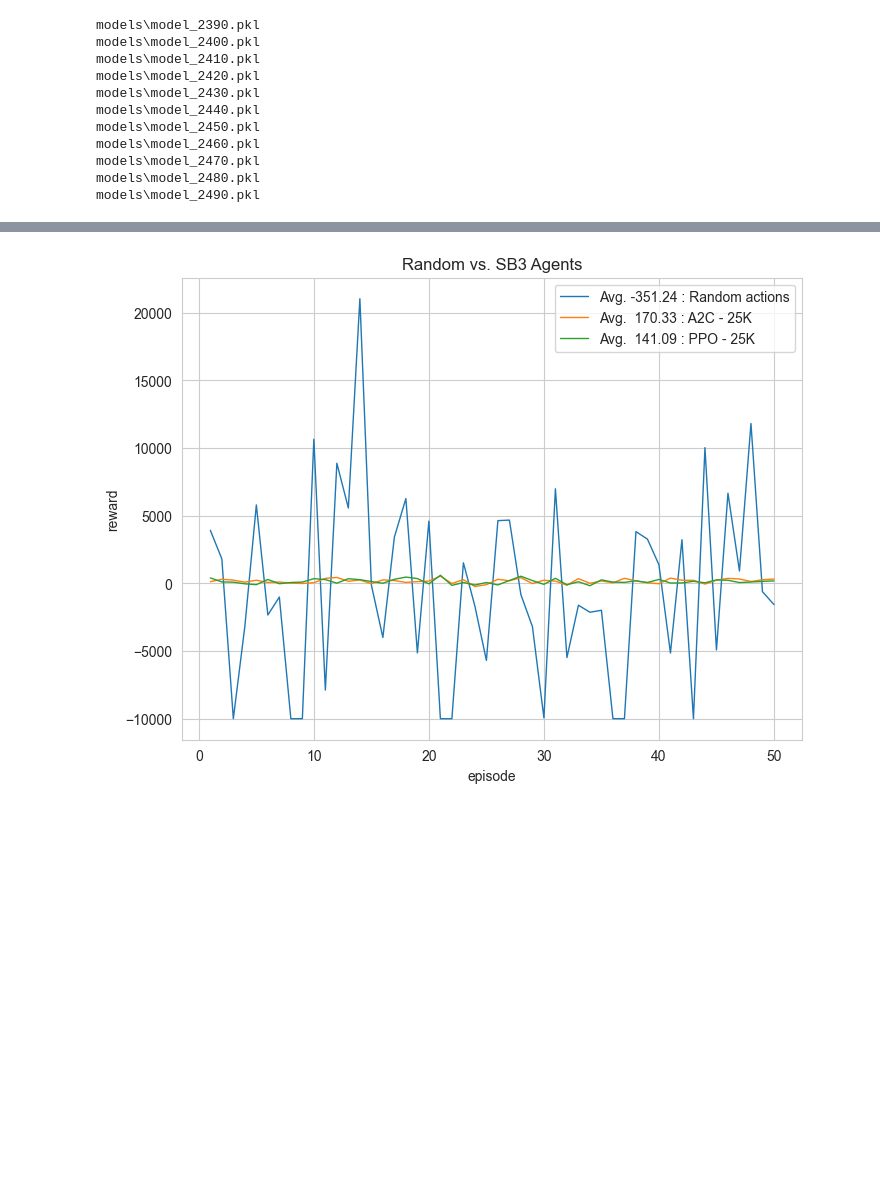
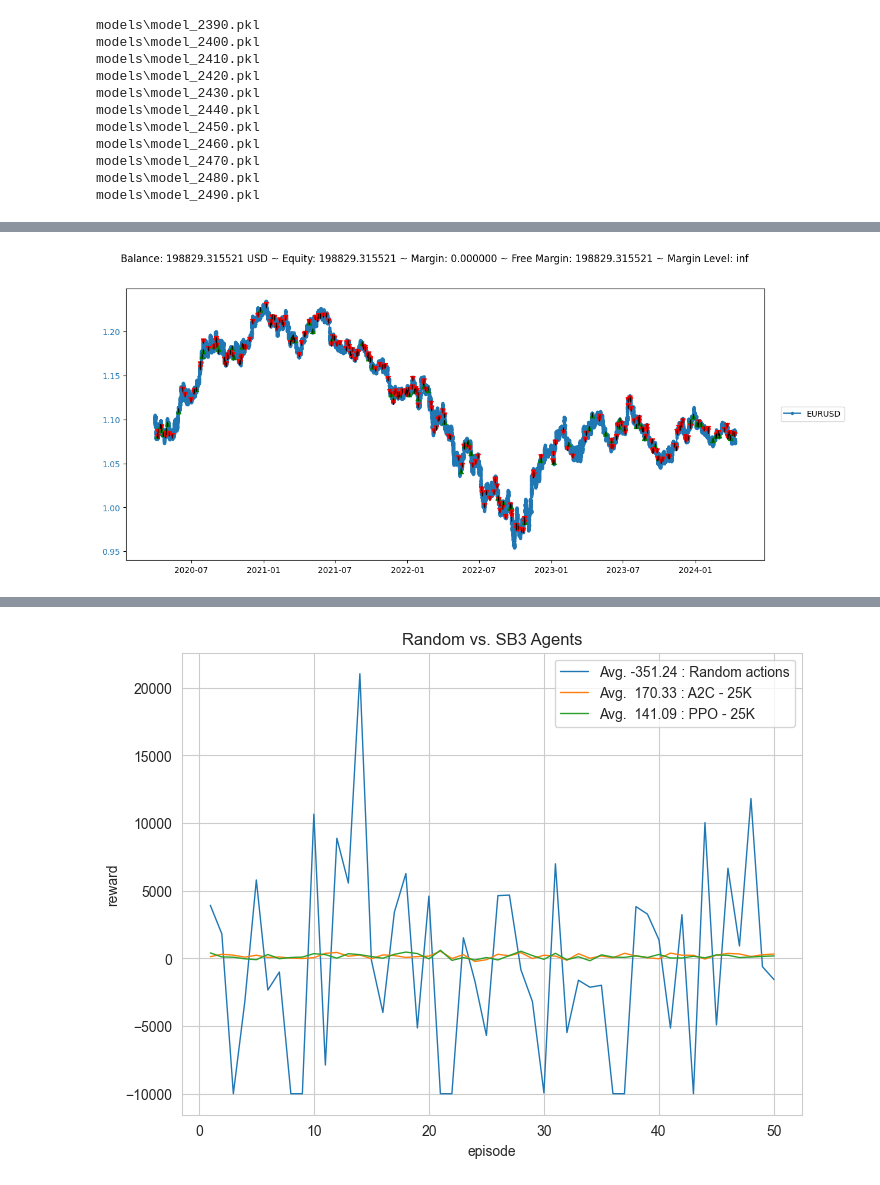
Before and after one commit to lilfetz22/gym_mtsim_forked, a Jupyter notebook: examples/custom_SB3_a2c_ppo.ipynb, the cells around one changed output, grey strips where cells are left out. Cells and saved outputs as stored; diff of their text form; code cells hidden in the pictures; blank space fills up the shorter version.

```diff
--- a/examples/custom_SB3_a2c_ppo.ipynb
+++ b/examples/custom_SB3_a2c_ppo.ipynb
@@ -42,3 +42,5 @@ final_test = testing_length/2
 training_index_slice = symbols[1]['EURUSD'].iloc[-int(training_length):-int(testing_length), :].index
 validation_index_slice = symbols[1]['EURUSD'].iloc[-int(testing_length):-int(validation_length), :].index
 testing_index_slice = symbols[1]['EURUSD'].iloc[-int(final_test):, :].index
+# %%
+window_size_param = 100
@@ -55,7 +59,7 @@ sim_train = gym_mtsim.MtSimulator(
 env_train = MtEnv(
     original_simulator=sim_train,
     trading_symbols=['EURUSD'],
-    window_size=100,
+    window_size = window_size_param,
     time_points=list(training_index_slice),
     hold_threshold=0.5,
     close_threshold=0.5,
@@ -309,7 +312,7 @@ plt.show()
 import os
 import glob
 # get the list of models
-model_list = glob.glob('models/*.pkl')
+model_list = glob.glob('models_4_17_24/*.pkl')
 # separate the strings of each model name on _ and get the last element of the string if the string of the model doesn't include 'initial' or 'updated'
 model_list_episode_nbr = [model.split('_')[-1] for model in model_list if 'initial' not in model and 'updated' not in model]
 model_list_episode_nbr = [int(model_name.split('.')[0]) for model_name in model_list_episode_nbr]
@@ -322,6 +325,7 @@ models = []
 for nbr in range(int(init_episode), int(max_episode)+10, 10):
     # set up the appropriate time_points for each of the models in the list
     env_train.time_points = list(symbols[1]['EURUSD'].iloc[-int(training_length):-(int(testing_length)-int(nbr)), :].index)# make this -nbr not +nbr next time
+    obs_train, info_train = env_train.reset(seed=2024)
     # find the model name that contains the nbr
     model_name = [model for model in model_list if str(nbr) in model][0]
     print(model_name)
@@ -356 +435,5 @@ training_length
+# %%
+env_testing.render('simple_figure')
+# %% [output]
+[figure, added]
 # %%
```
Also changed, not shown: parts of 12 cells of this notebook.
